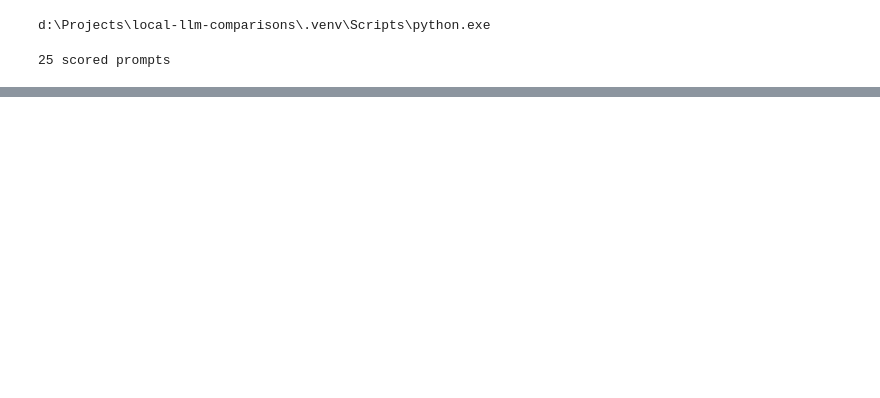
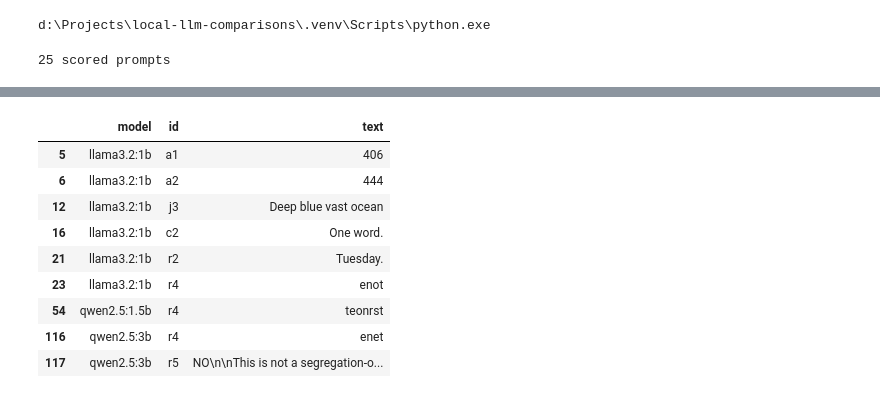
Before and after one commit to drohanashM/local-llm-performance-comparison, a Jupyter notebook: 01_benchmark.ipynb, the cells around one changed output, grey strips where cells are left out. Saved outputs shown, nothing was run; the diff lists cells and outputs as text; code cells hidden in the pictures; blank space fills up the shorter version.

```diff
--- a/01_benchmark.ipynb
+++ b/01_benchmark.ipynb
@@ -258,0 +279,14 @@ Accuracy by category (%):
+# %%
+bad = scored[scored.correct == 0][["model", "id", "text"]]
+display(bad)
+# %% [output]
+|  | model | id | text |
+| 5 | llama3.2:1b | a1 | 406 |
+| 6 | llama3.2:1b | a2 | 444 |
+| 12 | llama3.2:1b | j3 | Deep blue vast ocean |
+| 16 | llama3.2:1b | c2 | One word. |
+| 21 | llama3.2:1b | r2 | Tuesday. |
+| 23 | llama3.2:1b | r4 | enot |
+| 54 | qwen2.5:1.5b | r4 | teonrst |
+| 116 | qwen2.5:3b | r4 | enet |
+| 117 | qwen2.5:3b | r5 | NO\n\nThis is not a segregation-o... |
```
Also changed, not shown: parts of 7 cells of this notebook, 2 other files.
